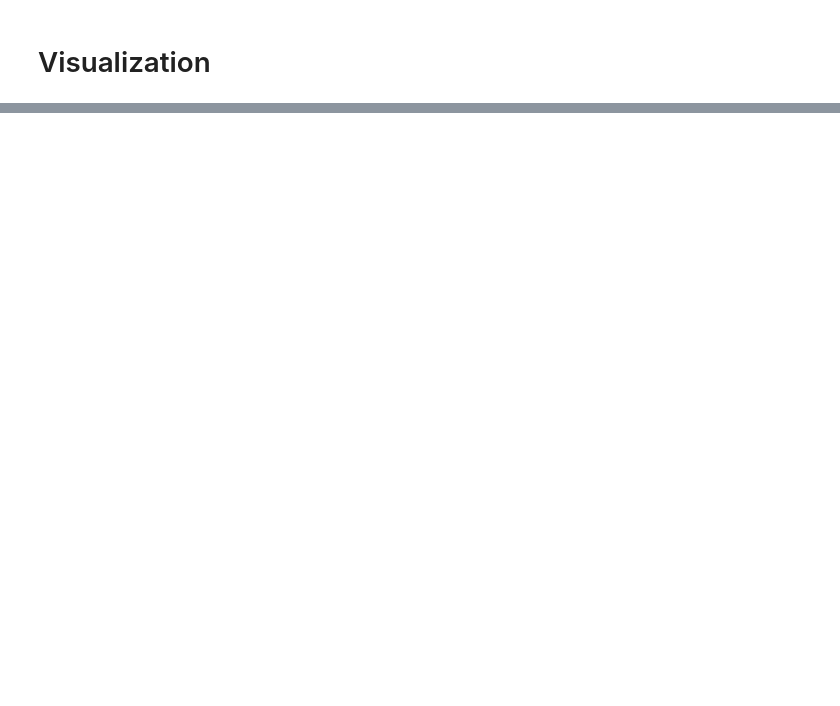
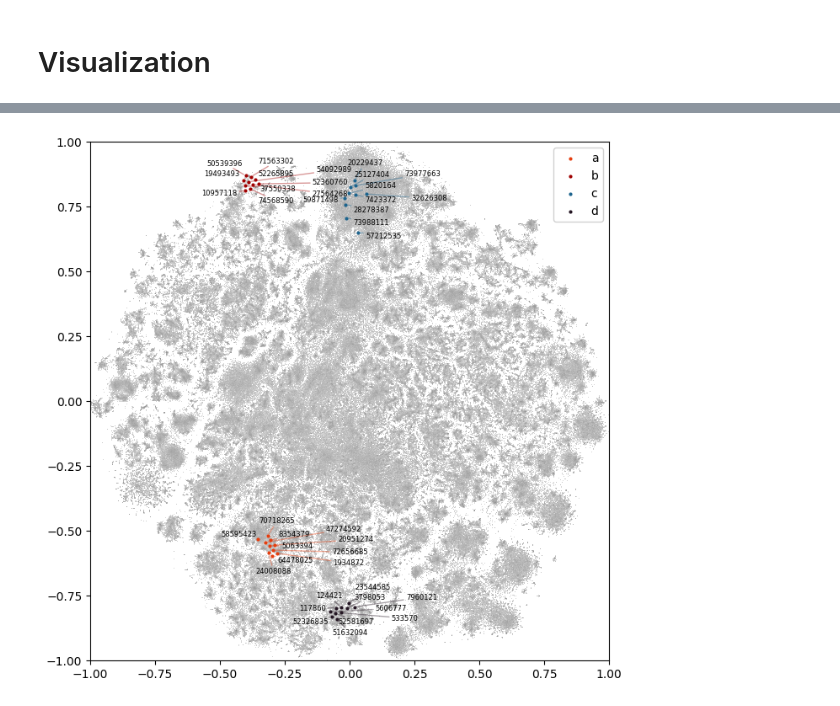
Before and after one commit to whatphilipcodes/acme-paper, a Jupyter notebook: src/plot.ipynb, the cells around one changed output, grey strips where cells are left out. Drawn from its saved outputs; the diff is of its cells as text; code cells hidden in the pictures; blank space fills up the shorter version.

Commit message:
feat: cluster analysis

```diff
--- a/src/plot.ipynb
+++ b/src/plot.ipynb
@@ -46,9 +46,6 @@ umap_pca = [
     "all_mpnet_base_v2_umap_pca",
     "nomic_embed_text_v1_5_umap_pca",
 ]
-# %%
-ds = load(tsne[0])
-# random selection of 10 / 20 entries across all configs
 # %%
 import matplotlib.pyplot as plt
 import datashader as ds
@@ -172,0 +200,83 @@ Saved plot to: /Users/philip/Documents/Repos/ctech/submissions/acme-paper/src/im
+# %%
+import matplotlib.pyplot as plt
+import datashader as ds
+from datashader.mpl_ext import dsshow, alpha_colormap
+from adjustText import adjust_text
+
+configs = tsne + umap + umap_pca
+cluster_colors = ["#e63e0f", "#9f0000", "#1d648e", "#241623"]
+
+for i, config in enumerate(configs):
+    print(f"Loading: {config}")
+    ds_config = load(config)
+
+    print("Converting to DataFrame...")
+    df_config = ds_config.to_pandas()
+
+    print("Generating plot with clusters...")
+    fig, ax = plt.subplots(figsize=(8, 8), facecolor="none")
+    ax.set_facecolor("none")
+
+    # Plot the grey background using datashader
+    artist = dsshow(
+        df_config,
+        ds.Point("x", "y"),
+        ds.count(),
+        norm="log",
+        cmap=alpha_colormap("#808080", min_alpha=80),
+        x_range=(-1.0, 1.0),
+        y_range=(-1.0, 1.0),
+        ax=ax,
+    )
+
+    # Plot each cluster as individual points on top
+    for cluster_idx, cluster in enumerate(cluster_data):
+        df_cluster = cluster.to_pandas()
+        color = cluster_colors[cluster_idx]
+        label = cluster_names[cluster_idx]
+
+        # Plot the points
+        ax.scatter(
+            df_cluster["x"],
+            df_cluster["y"],
+            c=color,
+            s=4,
+            label=f"{label}",
+            zorder=10,
+        )
+
+        # Add id labels to each point
+        cluster_texts = []
+        for _, row in df_cluster.iterrows():
+            text = ax.annotate(
+                str(row["id"]),
+                (row["x"], row["y"]),
+                fontsize=6,
+                color="black",
+                zorder=11,
+            )
+            cluster_texts.append(text)
+
+        # Adjust text positions for this cluster with correct color
+        adjust_text(
+            cluster_texts,
+            expand=(1.4, 1.4),
+            arrowprops=dict(arrowstyle="-", color=color, alpha=0.4),
+            ax=ax,
+        )
+
+    # Set tick marks and labels
+    ax.set_xlim(-1.0, 1.0)
+    ax.set_ylim(-1.0, 1.0)
+    ax.set_xticks([-1, -0.75, -0.5, -0.25, 0, 0.25, 0.5, 0.75, 1])
+    ax.set_yticks([-1, -0.75, -0.5, -0.25, 0, 0.25, 0.5, 0.75, 1])
+
+    # Add legend
+    ax.legend(loc="upper right", framealpha=0.9)
+
+    filepath = os.path.join(img_dir, f"clustering_{config}.png")
+    plt.savefig(filepath, format="png", bbox_inches="tight", dpi=300, transparent=True)
+    print(f"Saved plot to: {filepath}")
+
+    plt.show()
+# %% [output]
@@ -172,0 +290 @@ Saved plot to: /Users/philip/Documents/Repos/ctech/submissions/acme-paper/src/im
+[figure, added]
```
Also changed, not shown: parts of 3 cells of this notebook, 16 other files.
